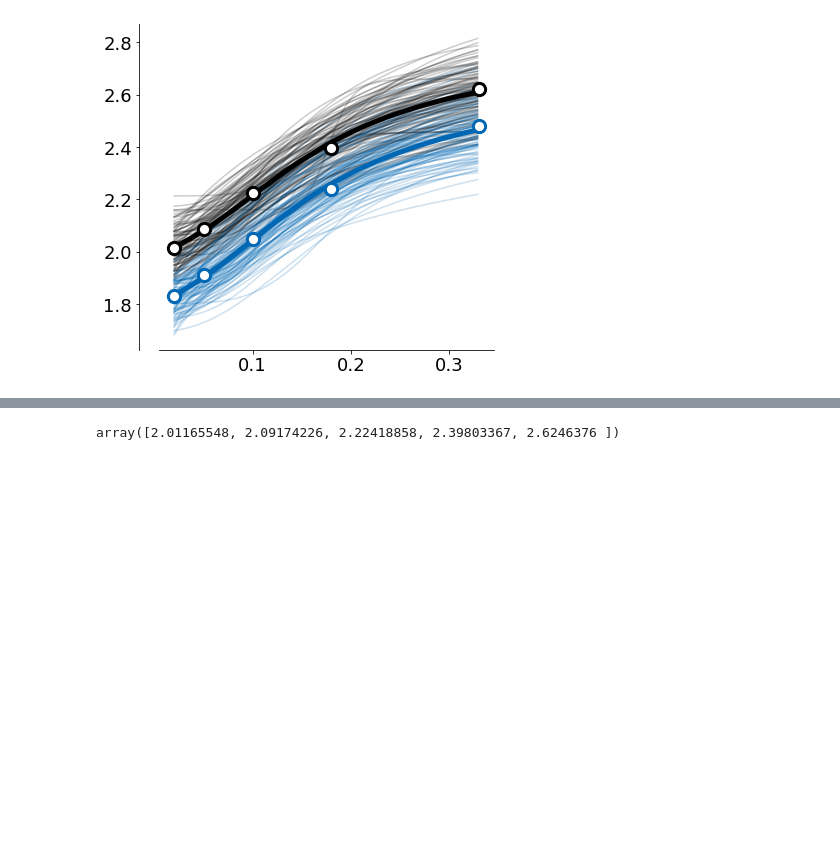
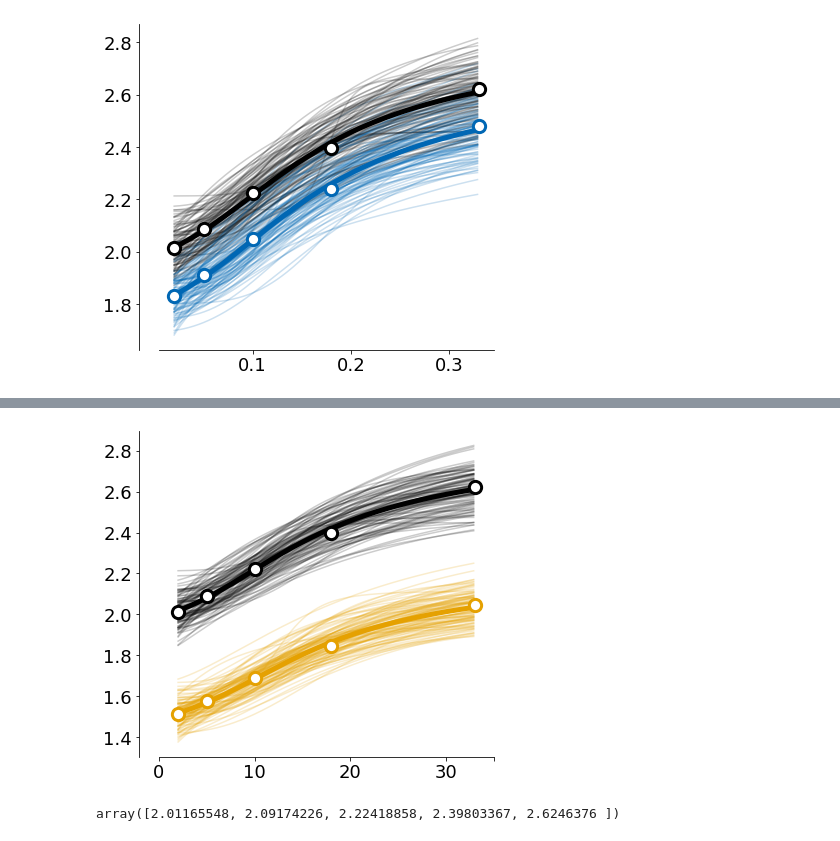
Before and after one commit to HChoiLab/CellTypeCircuit, a Jupyter notebook: newCode/ContrastCurves.ipynb, the cells around one changed output, grey strips where cells are left out. Drawn from its saved outputs; the diff is of its cells as text; code cells hidden in the pictures; blank space fills up the shorter version.

Commit message:
update contrast

```diff
--- a/newCode/ContrastCurves.ipynb
+++ b/newCode/ContrastCurves.ipynb
@@ -36,7 +36,7 @@ def periodic_distance(p1, p2, L=1.0):
     return np.sqrt(np.sum(delta**2))
 
 import scipy.stats
-def getStimRateMeans(exc_spikes, exc_positions, rates=False, nsecs = 10, binlen = 100):
+def getStimRateMeans(exc_spikes, exc_positions, rates=False, nsecs = 5, binlen = 100):
     # store the control times and the chr2 stimulation times
     control_times = []
     chr_times = []
@@ -431,4 +393,44 @@ sns.despine(offset={'left':20})
-# %%
-ctrl_sst_ave
-# %% [output]
-array([2.01165548, 2.09174226, 2.22418858, 2.39803367, 2.6246376 ])
+# %%
+import seaborn as sns
+fig, ax = plt.subplots(figsize = (6,6))
+cvals = np.arange(0.02,0.33,0.001)
+ctrlave = np.zeros(len(cvals))
+stimave = np.zeros(len(cvals))
+for ti in range(100):
+    m_cp, C_cp, n_cp, k_cp, m_sp, C_sp, n_sp, k_sp, m_cs, C_cs, n_cs, k_cs, m_ss, C_ss, n_ss, k_ss = parameter_fits[ti]
+
+
+    yvals = naka_rushton(cvals, m_cs, C_cs, n_cs, k_cs)
+
+    ax.plot(cvals,yvals, c= 'black', alpha=0.2)
+
+    ctrlave += yvals
+
+    cvals = np.arange(0.02,0.33,0.001)
+    yvals = naka_rushton(cvals, m_ss, C_ss, n_ss, k_ss)
+    stimave += yvals
+
+    ax.plot(cvals,yvals, c= sstcolor, alpha=0.2)
+
+
+ctrlave = ctrlave/100
+stimave = stimave/100
+ax.plot(cvals,stimave, c=sstcolor, lw=5)
+ax.plot(cvals,ctrlave, c='black', lw=5)
+ax.scatter(contrasts, ctrl_sst_ave, edgecolor='black', linewidth=3, s=150, facecolor = 'white', zorder=10)
+ax.scatter(contrasts, stim_sst_ave, edgecolor=sstcolor, linewidth=3, s=150, facecolor = 'white', zorder=10)
+
+
+# ax.set_yticks([1*i for i in range(11)], [0,'',0.1,'',0.2,'',0.3,'',0.4, '',0.5])
+# ax.set_ylim(0,9.)
+# ax.set_xlim(-0.4,0.4)
+ax.set_xlim(0.02,0.33)
+ax.set_xticks([0.0,0.1,0.2,0.3,0.35])
+ax.set_xticklabels([0,10,20,30,''])
+sns.despine(offset={'left':20}, trim=False)
+# %% [output]
+[figure, added]
+# %%
+ctrl_sst_ave
+# %% [output]
+array([2.01165548, 2.09174226, 2.22418858, 2.39803367, 2.6246376 ])
```
Also changed, not shown: parts of 3 cells of this notebook.
